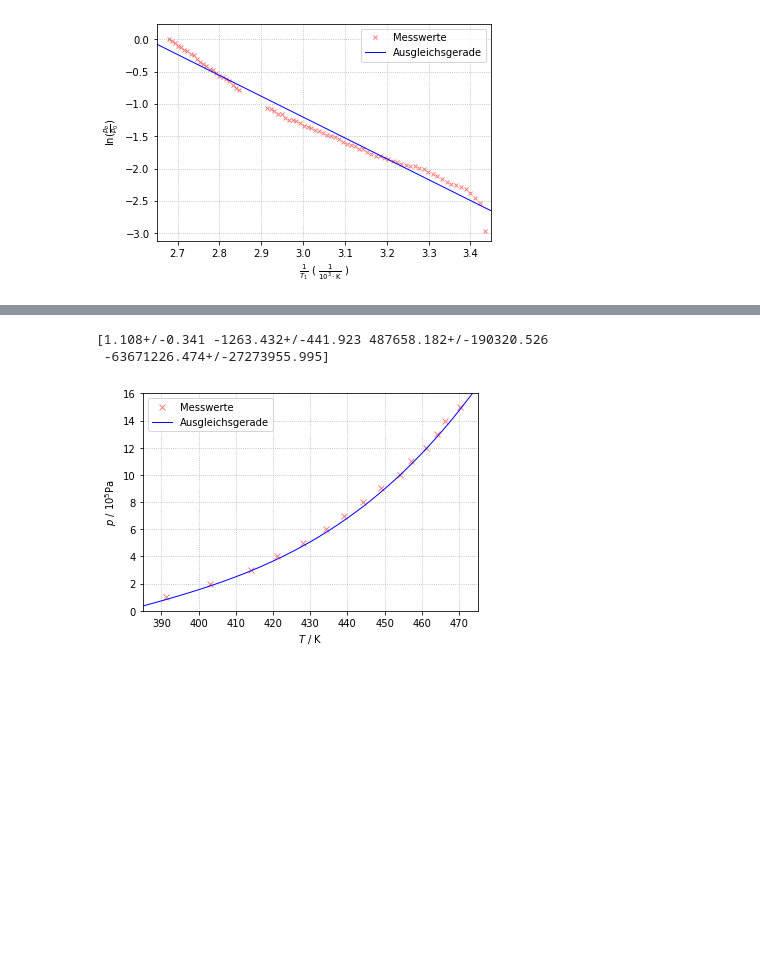
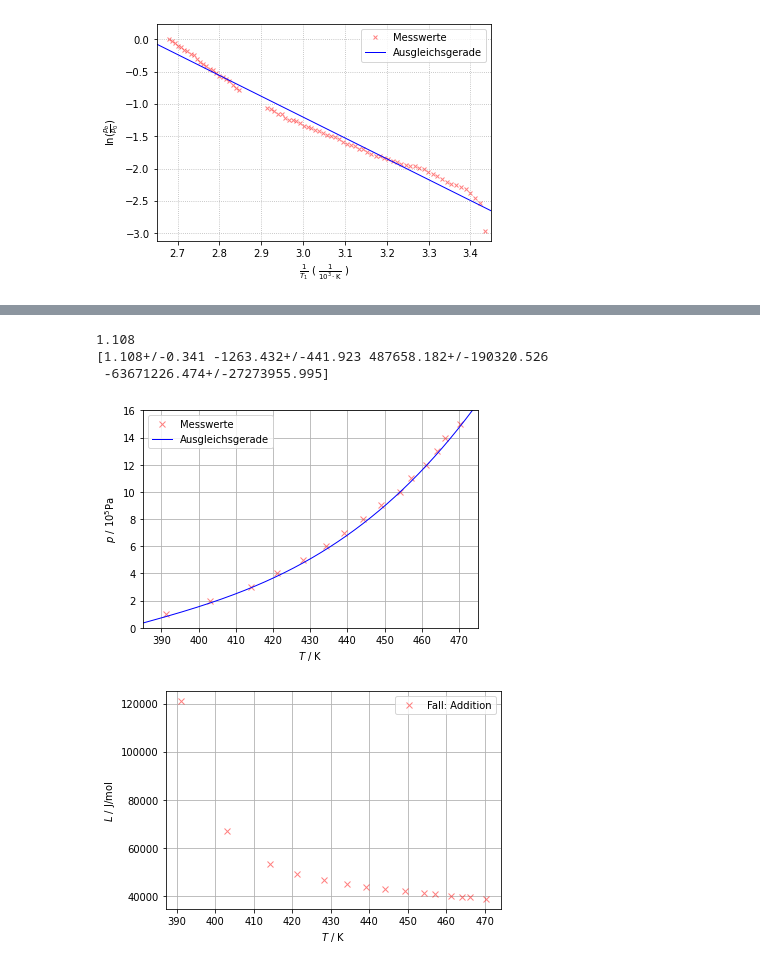
Before and after one commit to waerther/grundpraktikum1, a Jupyter notebook: v203/auswertung.ipynb, the cells around one changed output, grey strips where cells are left out. Saved outputs shown, nothing was run; the diff lists cells and outputs as text; code cells hidden in the pictures; blank space fills up the shorter version.

```diff
--- a/v203/auswertung.ipynb
+++ b/v203/auswertung.ipynb
@@ -92,23 +92,24 @@ y = p
 plt.plot(x, y/1e5, 'xr', markersize=6 , label = 'Messwerte', alpha=0.5)
 
 # Ausgleichsfunktion
-def f(x, a, b, c, d):
-    return a*x**3 + b*x**2 + c*x + d
+def p(T, a, b, c, d):
+    return a*T**3 + b*T**2 + c*T + d
 
-para, pcov = curve_fit(f, T, y)
+para, pcov = curve_fit(p, T, y)
 pcov = np.sqrt(np.diag(pcov))
 para = np.round(para, 3)
 pcov = np.round(pcov, 3)
 a, b, c, d = para
 fa, fb, fc, fd = pcov
+print(a)
 
 xx = np.linspace(380, 480, 10000)
-plt.plot(xx, f(xx, a, b, c, d)/1e5, '-b', linewidth = 1, label = 'Ausgleichsgerade')
+plt.plot(xx, p(xx, a, b, c, d)/1e5, '-b', linewidth = 1, label = 'Ausgleichsgerade')
 
 plt.xlabel(r'$T$ / $\mathrm{K}$')
 plt.ylabel(r'$p$ / $10^5 \mathrm{Pa}$')
 plt.legend(loc="best")
-plt.grid(linestyle='dotted')
+plt.grid(True)
 
 plt.xlim(385, 475)
 plt.ylim(0, 16)
@@ -116,6 +117,32 @@ plt.ylim(0, 16)
 params = uarray(para, pcov)
 print(params)
 # %% [output]
+1.108
 [1.108+/-0.341 -1263.432+/-441.923 487658.182+/-190320.526
  -63671226.474+/-27273955.995]
 [figure]
+# %%
+A = 0.9
+def p(T):
+    return a*T**3 + b*T**2 + c*T + d
+
+def dp(T):
+    return 3*a*T**2 + 2*b*T + c
+
+def Lplus(T):
+    return (T*dp(T)/p(T)) * ( (R*T/2) +  np.sqrt( (R*T/2)**2 - A*p(T) ) )
+
+def Lminus(T):
+    return (T*dp(T)/p(T)) * ( (R*T/2) -  np.sqrt( (R*T/2)**2 - A*p(T) ) )
+
+x = T
+y1 = Lplus(T)
+y2 = Lminus(T)
+
+plt.plot(x, y1, 'xr', markersize=6 , label = 'Fall: Addition', alpha=0.5)
+plt.xlabel(r'$T$ / $\mathrm{K}$')
+plt.ylabel(r'$L$ / $\mathrm{J/mol}$')
+plt.legend(loc='best')
+plt.grid(True)
+# %% [output]
+[figure, added]
```
Also changed, not shown: parts of 2 cells of this notebook, 4 other files.
